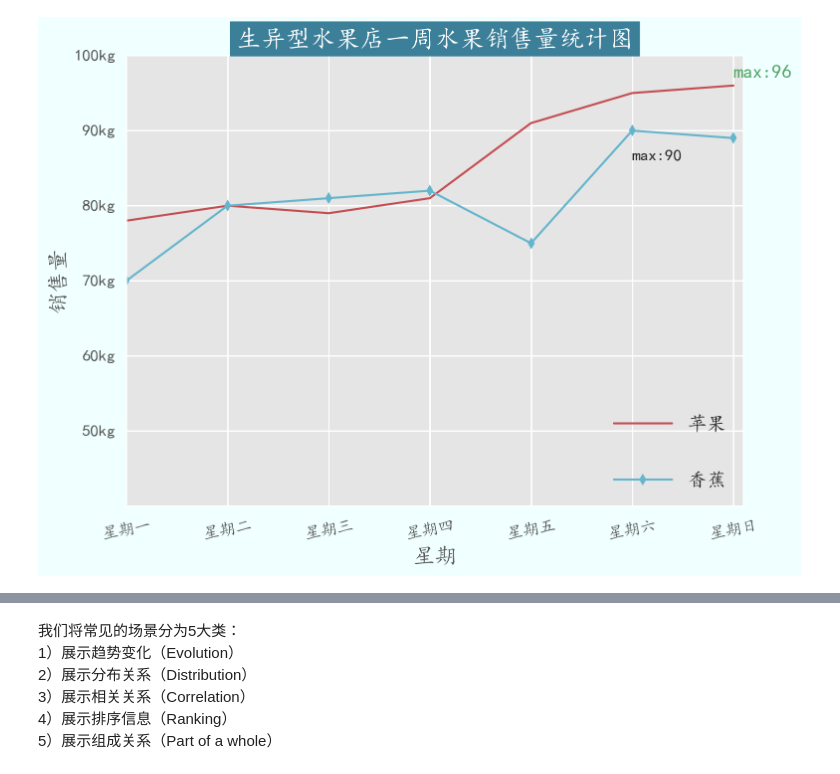
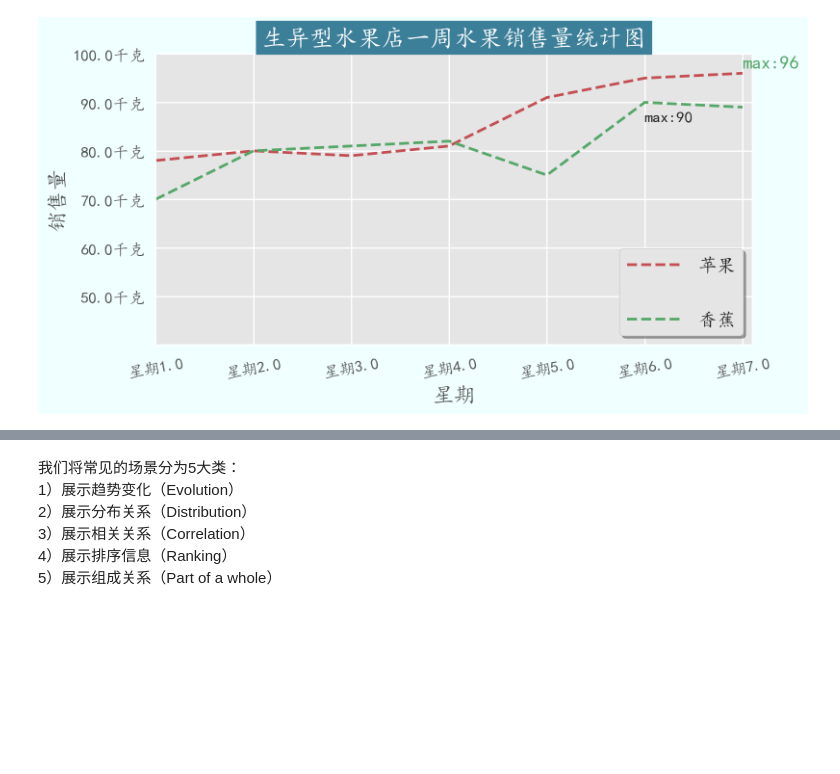
Before and after one commit to jaling9/PythonDataAnalysis, a Jupyter notebook: 09 Matplotlib&seaborn.ipynb, the cells around one changed output, grey strips where cells are left out. Drawn from its saved outputs; the diff is of its cells as text; code cells hidden in the pictures; blank space fills up the shorter version.

```diff
--- a/09 Matplotlib&seaborn.ipynb
+++ b/09 Matplotlib&seaborn.ipynb
@@ -1,48 +1,62 @@
 # %%
+import matplotlib
 import matplotlib.pyplot as plt
 import numpy as np
 import pandas as pd
 import seaborn as sns
+
 import warnings
 warnings.filterwarnings("ignore")
+
+plt.rcParams["font.family"]="Kaiti"
+matplotlib.rcParams['axes.unicode_minus'] = False
+plt.style.use('ggplot')
+#sns.set_style('darkgrid')
+#sns.set(font="Kaiti")
+
+import matplotlib as mpl
+from cycler import cycler
+mpl.rcParams['lines.linewidth'] = 2
+mpl.rcParams['lines.linestyle'] = '-'
 # %%
 https://zhuanlan.zhihu.com/p/139052035
 # %%
-plt.rcParams["font.family"]="Kaiti"
-plt.style.use('ggplot')
 app=[78,80,79,81,91,95,96]
 ban=[70,80,81,82,75,90,89]
 x=np.arange(1,8)
 
-fig=plt.figure(num=1,figsize=(8,6),dpi=200,facecolor='#F0FFFF')
+fig=plt.figure(num=1,figsize=(8,4),dpi=200,facecolor='#F0FFFF')
 ax=fig.add_subplot(111)
 ax.plot(x,app,label="苹果",c="r")
-ax.plot(x,ban,"c-d",label="香蕉")
+ax.plot(x,ban,label="香蕉",c="g")
 
 ax.set_xlim([1,7.1])
 ax.set_ylim([40,100])
 
 ax.set_xticks(np.linspace(1,7,7))
 ax.set_yticks(np.linspace(50,100,6))#可调控字体大小，样式，
 
 #参数rotation=10，可以使得类标旋转值为10的角度
 ax.set_xticklabels(["星期一","星期二","星期三","星期四","星期五","星期六","星期日"],fontproperties="kaiti",fontsize=12,rotation=10)
 ax.set_yticklabels(["50kg","60kg","70kg","80kg","90kg","100kg"],fontproperties="Kaiti",fontsize=12,rotation=0)
+
+ax.xaxis.set_major_formatter(matplotlib.ticker.FormatStrFormatter('星期%1.1f'))
+ax.yaxis.set_major_formatter(matplotlib.ticker.FormatStrFormatter('%1.1f千克'))
 
 #将此代码插入到之前的代码中即可
 ax.tick_params(left=False,pad=8,direction="in",length=2,width=3,color="b",labelsize=12)
 ax.tick_params("x",labelrotation=10)#类标旋转
 
 ax.set_xlabel("星期",fontsize=16)#添加x轴坐标标签，后面看来没必要会删除它，这里只是为了演示一下。
 ax.set_ylabel("销售量",fontsize=16)#添加y轴标签，设置字体大小为16，这里也可以设字体样式与颜色
 ax.set_title("生异型水果店一周水果销售量统计图",fontsize=18,backgroundcolor='#3c7f99',fontweight='bold',color='white',verticalalignment="baseline") #标题（表头）
 ax.legend(loc=4,labelspacing=2,handlelength=3,fontsize=14,shadow=True)
 
 ax.text(7,97,"max:96",fontsize=14,color="g",alpha=1)
 ax.text(6,86,"max:90",fontsize=12,alpha=1)
 
 #ax.annotate(s="min:70",xy=(1,70),xytext=(1.3,66),arrowprops=dict(facecolor="y",shrink=0.05,
 #            headwidth=12,headlength=6,width=4),fontsize=12)
 plt.show()
 # %% [output]
-[figure, old version]
+[figure, new version]
```
Also changed, not shown: parts of 6 cells of this notebook, 9 other files.
